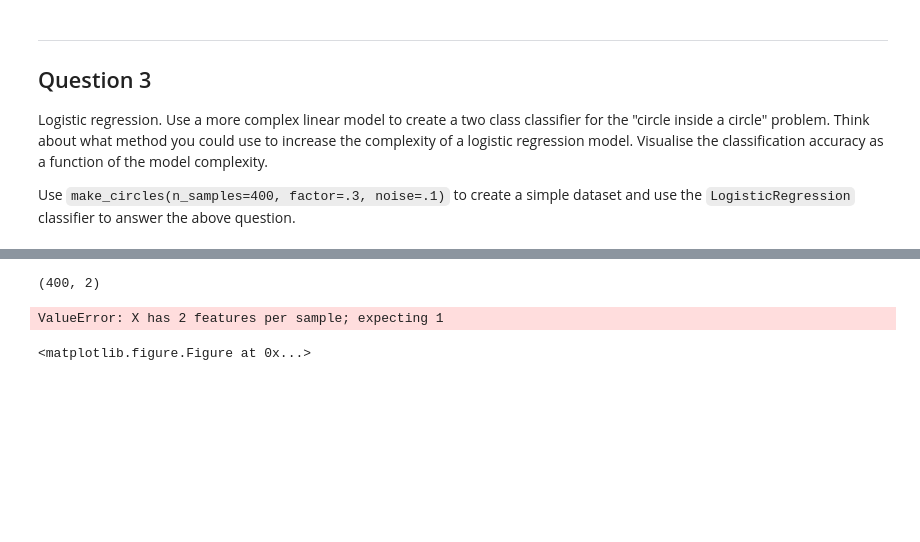
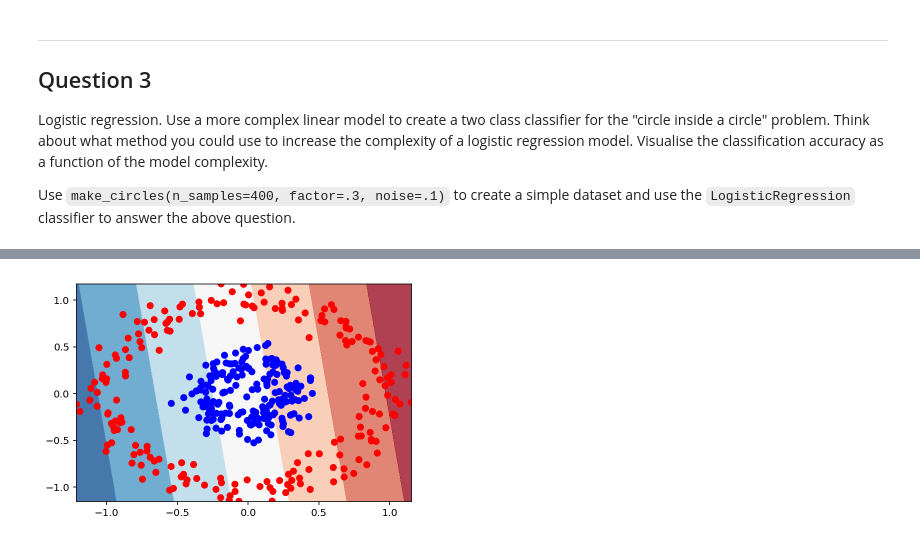
Before and after one commit to calispac/advanced-computing-2018, a Jupyter notebook: material/lecture-01/exercise.ipynb, the cells around one changed output, grey strips where cells are left out. Cells and saved outputs as stored; diff of their text form; code cells hidden in the pictures; blank space fills up the shorter version.

```diff
--- a/material/lecture-01/exercise.ipynb
+++ b/material/lecture-01/exercise.ipynb
@@ -393,19 +393,10 @@ plt.legend()
-# %%
-X, y = make_circles(n_samples=400, factor=.3, noise=.1)
-R = np.sqrt(np.sum(X**2, axis=-1)).reshape(-1, 1)
-
-print(X.shape)
-R_train, R_test, y_train, y_test = train_test_split(R, y, test_size=0.3)
-# %% [output]
-(400, 2)
 # %%
 from sklearn.linear_model import LogisticRegression
 
 clf = LogisticRegression()
 
-clf.fit(R_train, y_train)
+clf.fit(X_train, y_train)
 
 plot_surface(clf, X, y)
 # %% [output]
-ValueError: X has 2 features per sample; expecting 1
-<matplotlib.figure.Figure at 0x...>
+[figure, added]
```
Also changed, not shown: parts of 1 cell of this notebook.
